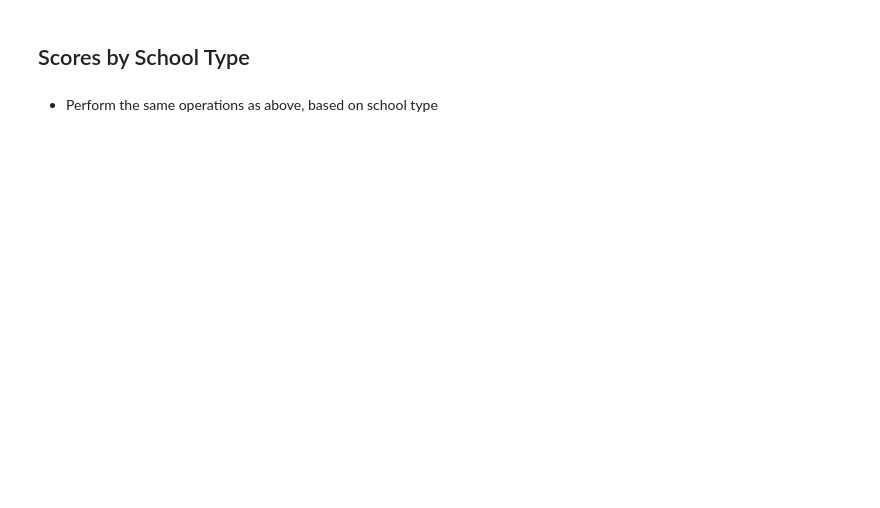
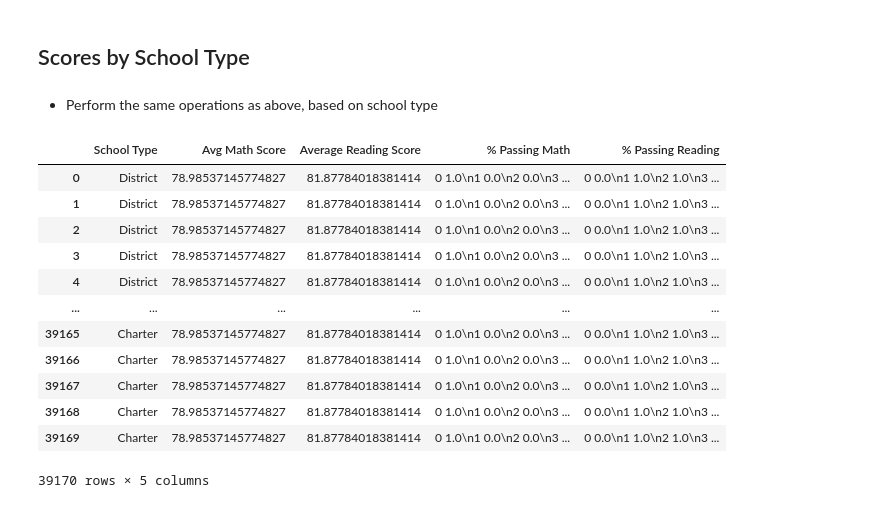
Before and after one commit to lorelles/pandas-challenge, a Jupyter notebook: PyCitySchools/PyCitySchools_analysis.ipynb, the cells around one changed output. Drawn from its saved outputs; the diff is of its cells as text; code cells hidden in the pictures; blank space fills up the shorter version.

```diff
--- a/PyCitySchools/PyCitySchools_analysis.ipynb
+++ b/PyCitySchools/PyCitySchools_analysis.ipynb
@@ -389,3 +457,36 @@ reading_scores
 ## Scores by School Type
 # %% [markdown]
 * Perform the same operations as above, based on school type
+# %%
+#school_type_df = school_data_complete.groupby("type")
+#school_type = school_data_complete("type")
+type_math = (school_data_complete["math_score"].mean()).astype(float)
+type_reading = (school_data_complete["reading_score"].mean()).astype(float)
+type_pass_math = (school_data_complete["math_score"] >= 70).astype(float)
+type_pass_reading = (school_data_complete["reading_score"] >=70).astype(float)
+#type_pass_both = (type_pass_math/type_pass_reading).astype(float)
+
+school_score_df = pd.DataFrame({
+                            "School Type": school_type,
+                            "Avg Math Score": f"{type_math:,}",
+                            "Average Reading Score": f"{type_reading:,}",
+                            "% Passing Math": f"{type_pass_math:}",
+                            "% Passing Reading": f"{type_pass_reading:}",
+                            #"% Overall Passing": f"{type_pass_both: }"
+})
+
+school_score_df
+# %% [output]
+|  | School Type | Avg Math Score | Average Reading Score | % Passing Math | % Passing Reading |
+| 0 | District | 78.98537145774827 | 81.87784018381414 | 0 1.0\n1 0.0\n2 0.0\n3 ... | 0 0.0\n1 1.0\n2 1.0\n3 ... |
+| 1 | District | 78.98537145774827 | 81.87784018381414 | 0 1.0\n1 0.0\n2 0.0\n3 ... | 0 0.0\n1 1.0\n2 1.0\n3 ... |
+| 2 | District | 78.98537145774827 | 81.87784018381414 | 0 1.0\n1 0.0\n2 0.0\n3 ... | 0 0.0\n1 1.0\n2 1.0\n3 ... |
+| 3 | District | 78.98537145774827 | 81.87784018381414 | 0 1.0\n1 0.0\n2 0.0\n3 ... | 0 0.0\n1 1.0\n2 1.0\n3 ... |
+| 4 | District | 78.98537145774827 | 81.87784018381414 | 0 1.0\n1 0.0\n2 0.0\n3 ... | 0 0.0\n1 1.0\n2 1.0\n3 ... |
+| ... | ... | ... | ... | ... | ... |
+| 39165 | Charter | 78.98537145774827 | 81.87784018381414 | 0 1.0\n1 0.0\n2 0.0\n3 ... | 0 0.0\n1 1.0\n2 1.0\n3 ... |
+| 39166 | Charter | 78.98537145774827 | 81.87784018381414 | 0 1.0\n1 0.0\n2 0.0\n3 ... | 0 0.0\n1 1.0\n2 1.0\n3 ... |
+| 39167 | Charter | 78.98537145774827 | 81.87784018381414 | 0 1.0\n1 0.0\n2 0.0\n3 ... | 0 0.0\n1 1.0\n2 1.0\n3 ... |
+| 39168 | Charter | 78.98537145774827 | 81.87784018381414 | 0 1.0\n1 0.0\n2 0.0\n3 ... | 0 0.0\n1 1.0\n2 1.0\n3 ... |
+| 39169 | Charter | 78.98537145774827 | 81.87784018381414 | 0 1.0\n1 0.0\n2 0.0\n3 ... | 0 0.0\n1 1.0\n2 1.0\n3 ... |
+39170 rows × 5 columns
```
Also changed, not shown: parts of 13 cells of this notebook.
